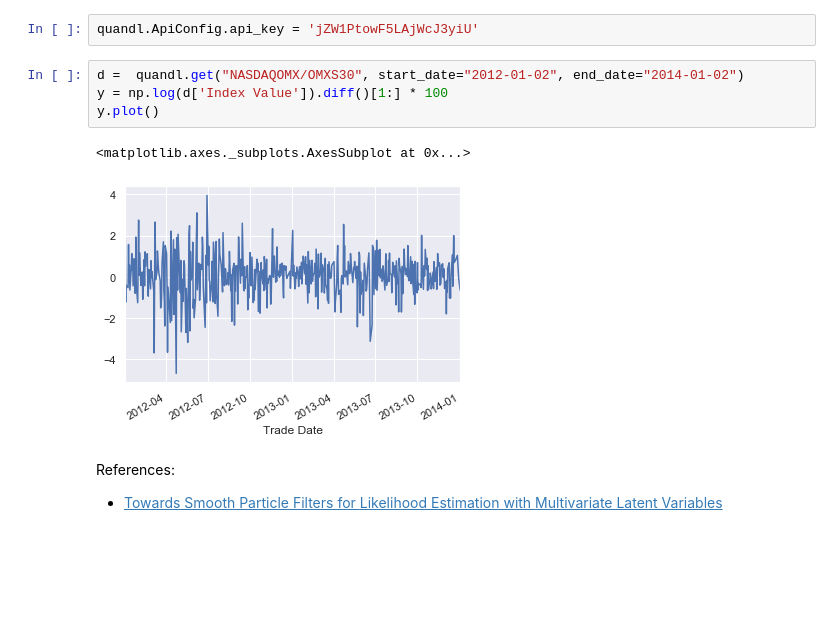
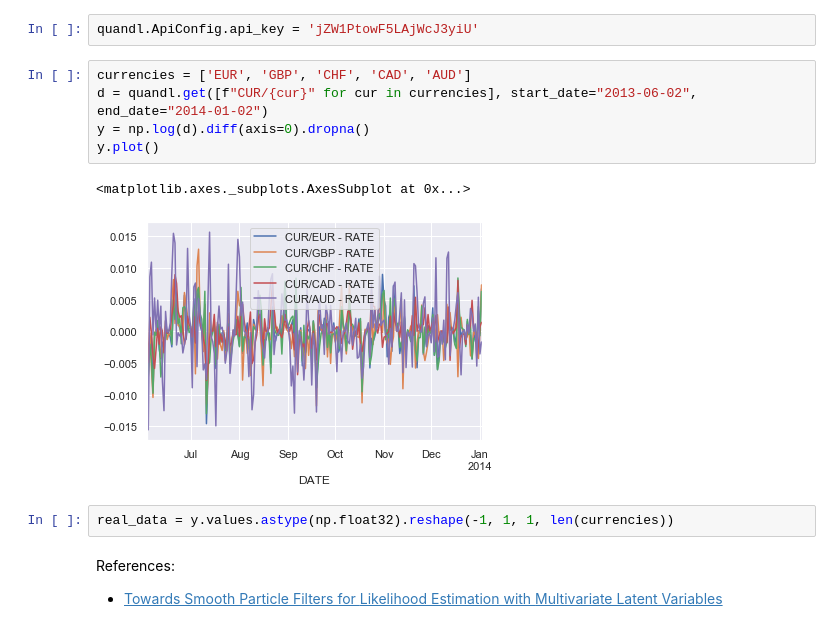
Before and after one commit to JTT94/filterflow, a Jupyter notebook: notebooks/examples/FactorStoVol.ipynb, the cells around one changed output. Drawn from its saved outputs; the diff is of its cells as text; blank space fills up the shorter version.

```diff
--- a/notebooks/examples/FactorStoVol.ipynb
+++ b/notebooks/examples/FactorStoVol.ipynb
@@ -45,12 +46,15 @@ from filterflow.state_space_model import StateSpaceModel
 # %%
 quandl.ApiConfig.api_key = 'jZW1PtowF5LAjWcJ3yiU'
 # %%
-d =  quandl.get("NASDAQOMX/OMXS30", start_date="2012-01-02", end_date="2014-01-02")
-y = np.log(d['Index Value']).diff()[1:] * 100
+currencies = ['EUR', 'GBP', 'CHF', 'CAD', 'AUD']
+d = quandl.get([f"CUR/{cur}" for cur in currencies], start_date="2013-06-02", end_date="2014-01-02")
+y = np.log(d).diff(axis=0).dropna()
 y.plot()
 # %% [output]
 <matplotlib.axes._subplots.AxesSubplot at 0x...>
-[figure, old version]
+[figure, new version]
+# %%
+real_data = y.values.astype(np.float32).reshape(-1, 1, 1, len(currencies))
 # %% [markdown]
 References:
 - [Towards Smooth Particle Filters for
```
Also changed, not shown: parts of 36 cells of this notebook, 27 other files.
